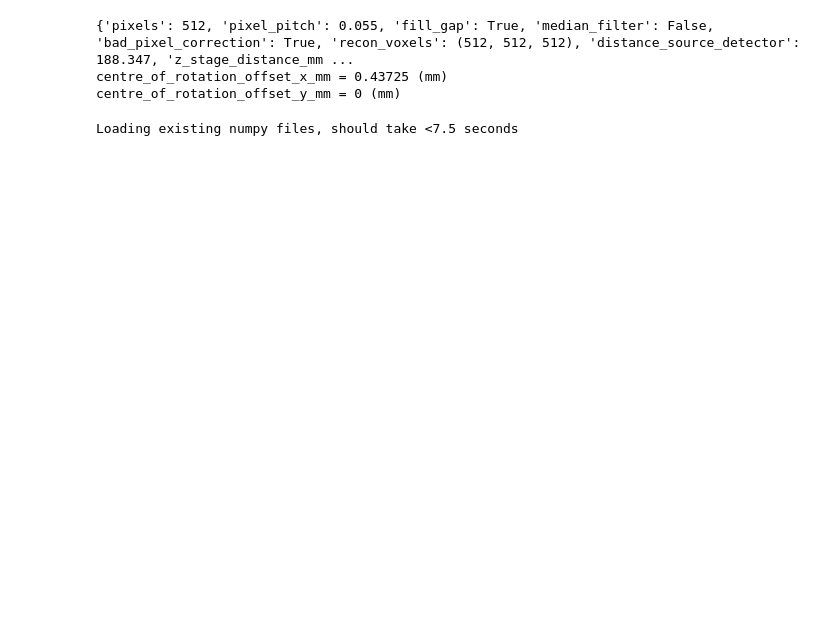
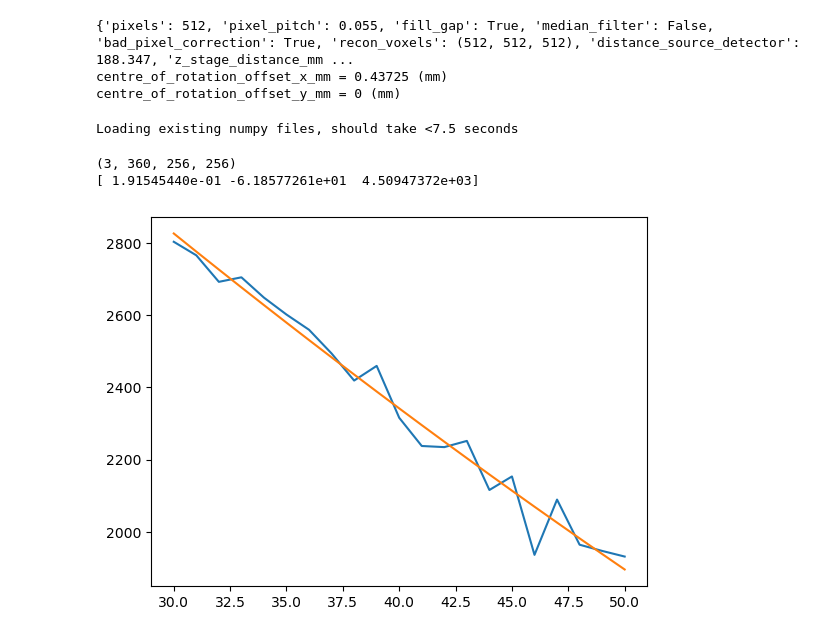
Before and after one commit to navrit/TIGRE, a Jupyter notebook: Python/demos/recon.ipynb, the cells around one changed output. Saved outputs shown, nothing was run; the diff lists cells and outputs as text; code cells hidden in the pictures; blank space fills up the shorter version.

```diff
--- a/Python/demos/recon.ipynb
+++ b/Python/demos/recon.ipynb
@@ -156,6 +156,21 @@ proj_data_fit_residuals[:,0:256,256:512] = residuals_3
 
 
 # sitk.WriteImage(sitk.GetImageFromArray(proj_data_fit_residuals), os.path.join(results_folder, 'regressions_residuals.nii'))
+# %%
+print(regressions_2.shape)
+
+x = th0_dacs_list[:, 0]
+y = (regressions_2[0,0,200,200]*x**2) + (regressions_2[1,0,200,200]*x) + regressions_2[2,0,200,200]
+print(regressions_2[:,0,200,200])
+# print()
+plt.plot(x, spectral_projs_th0[:,0,200,200])
+plt.plot(x,y)
+plt.show()
+# print(regressions_2[2,0,200,200])
+# %% [output]
+(3, 360, 256, 256)
+[ 1.91545440e-01 -6.18577261e+01  4.50947372e+03]
+[figure, added]
 # %%
 # ni_img = nib.Nifti1Image(spectral_projs_th0[10,:,:,:], np.eye(4)) # Do not change this to make_nifti1Image function as we do not need the geo params for this
 # s.save_array(results_folder, 'Proj_th0_'+str(th0_list[10])+'proj_org.nii', ni_img)
```
Also changed, not shown: parts of 2 cells of this notebook.
